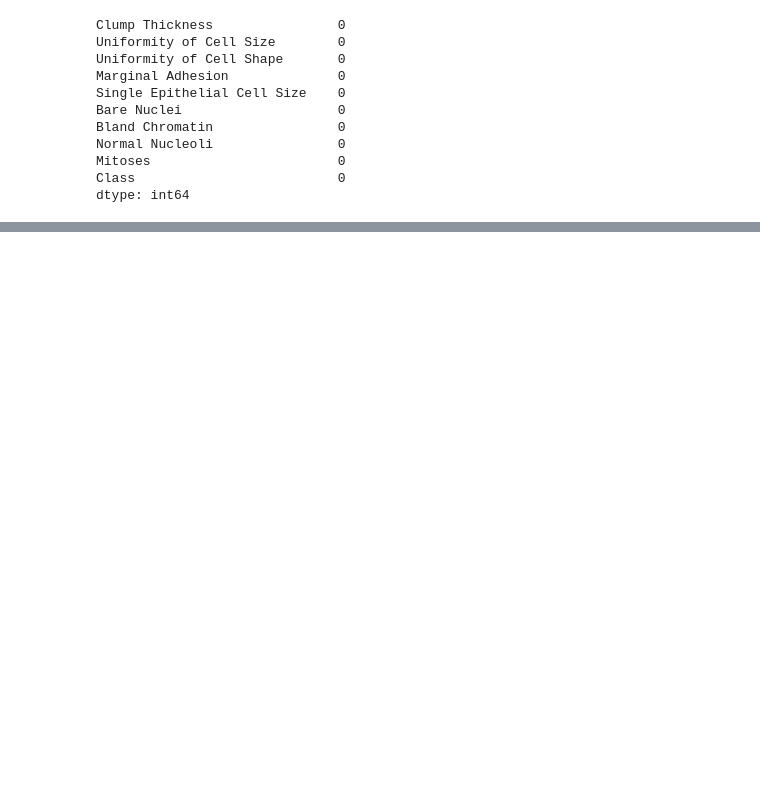
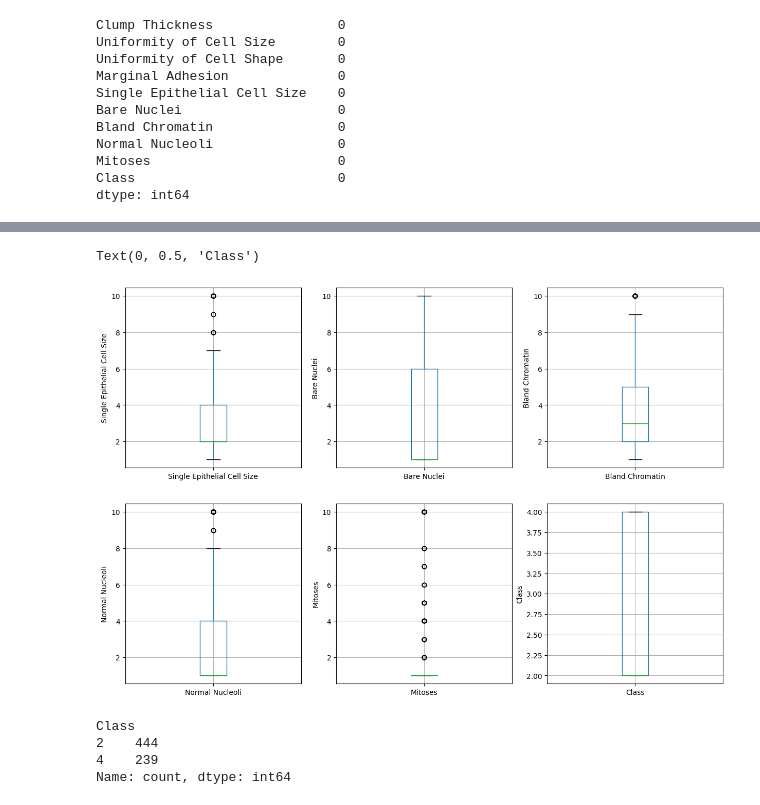
Before and after one commit to JessicaComfortGrant/Breast_Cancer_Project, a Jupyter notebook: Breast_Cancer_Analysis.ipynb, the cells around one changed output, grey strips where cells are left out. Cells and saved outputs as stored; diff of their text form; code cells hidden in the pictures; blank space fills up the shorter version.

```diff
--- a/Breast_Cancer_Analysis.ipynb
+++ b/Breast_Cancer_Analysis.ipynb
@@ -98,0 +128,46 @@ dtype: int64
+# %%
+plt.figure(figsize=(15,10))
+
+
+plt.subplot(2, 3, 1)
+fig = df.boxplot(column='Single Epithelial Cell Size')
+fig.set_title('')
+fig.set_ylabel('Single Epithelial Cell Size')
+
+
+plt.subplot(2, 3, 2)
+fig = df.boxplot(column='Bare Nuclei')
+fig.set_title('')
+fig.set_ylabel('Bare Nuclei')
+
+
+plt.subplot(2, 3, 3)
+fig = df.boxplot(column='Bland Chromatin')
+fig.set_title('')
+fig.set_ylabel('Bland Chromatin')
+
+
+plt.subplot(2, 3, 4)
+fig = df.boxplot(column='Normal Nucleoli')
+fig.set_title('')
+fig.set_ylabel('Normal Nucleoli')
+
+plt.subplot(2, 3, 5)
+fig = df.boxplot(column='Mitoses')
+fig.set_title('')
+fig.set_ylabel('Mitoses')
+
+plt.subplot(2, 3, 6)
+fig = df.boxplot(column='Class')
+fig.set_title('')
+fig.set_ylabel('Class')
+# %% [output]
+Text(0, 0.5, 'Class')
+[figure, added]
+# %%
+df['Class'].value_counts()
+# %% [output]
+Class
+2    444
+4    239
+Name: count, dtype: int64
```
Also changed, not shown: parts of 5 cells of this notebook.
